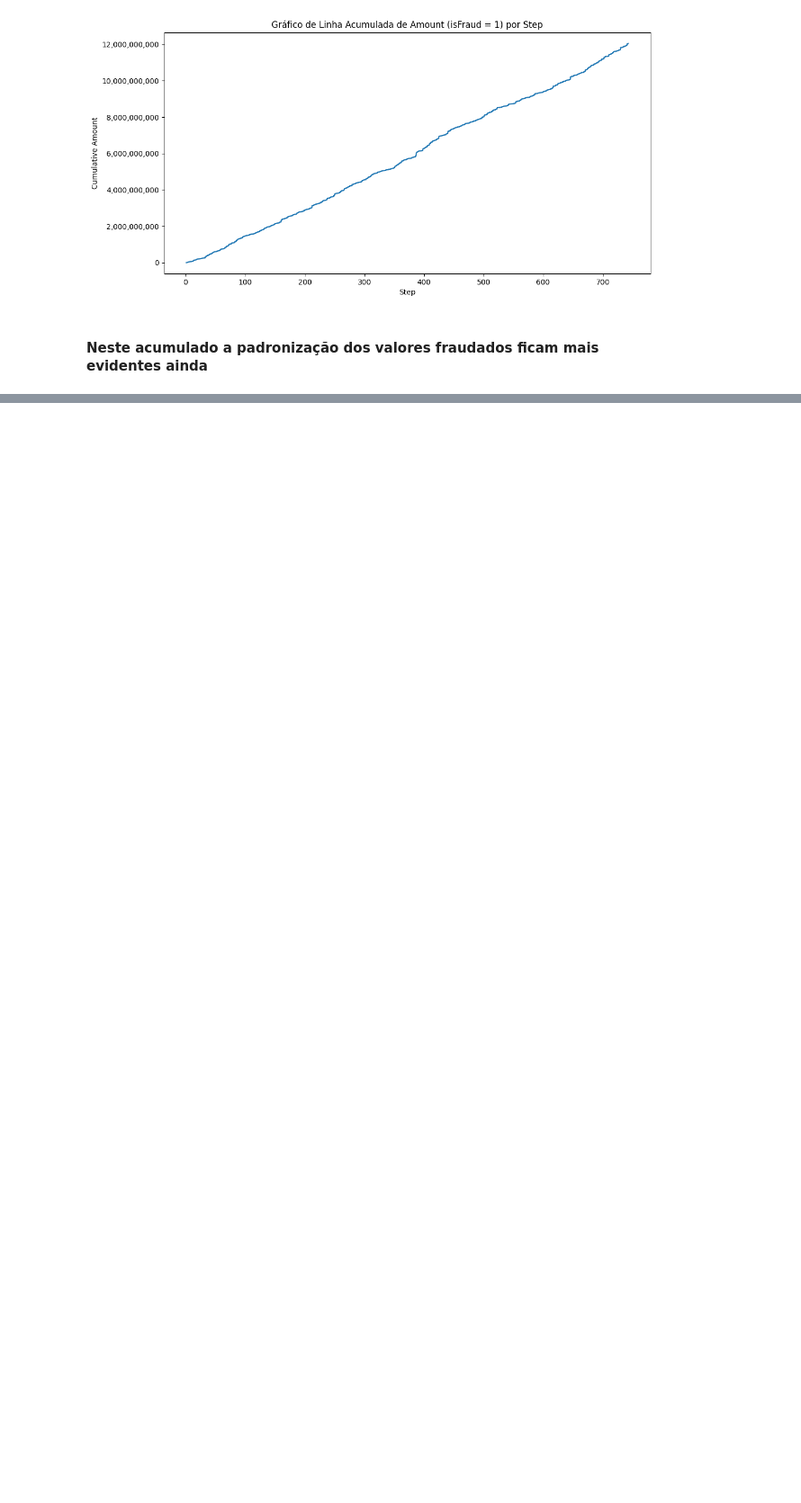
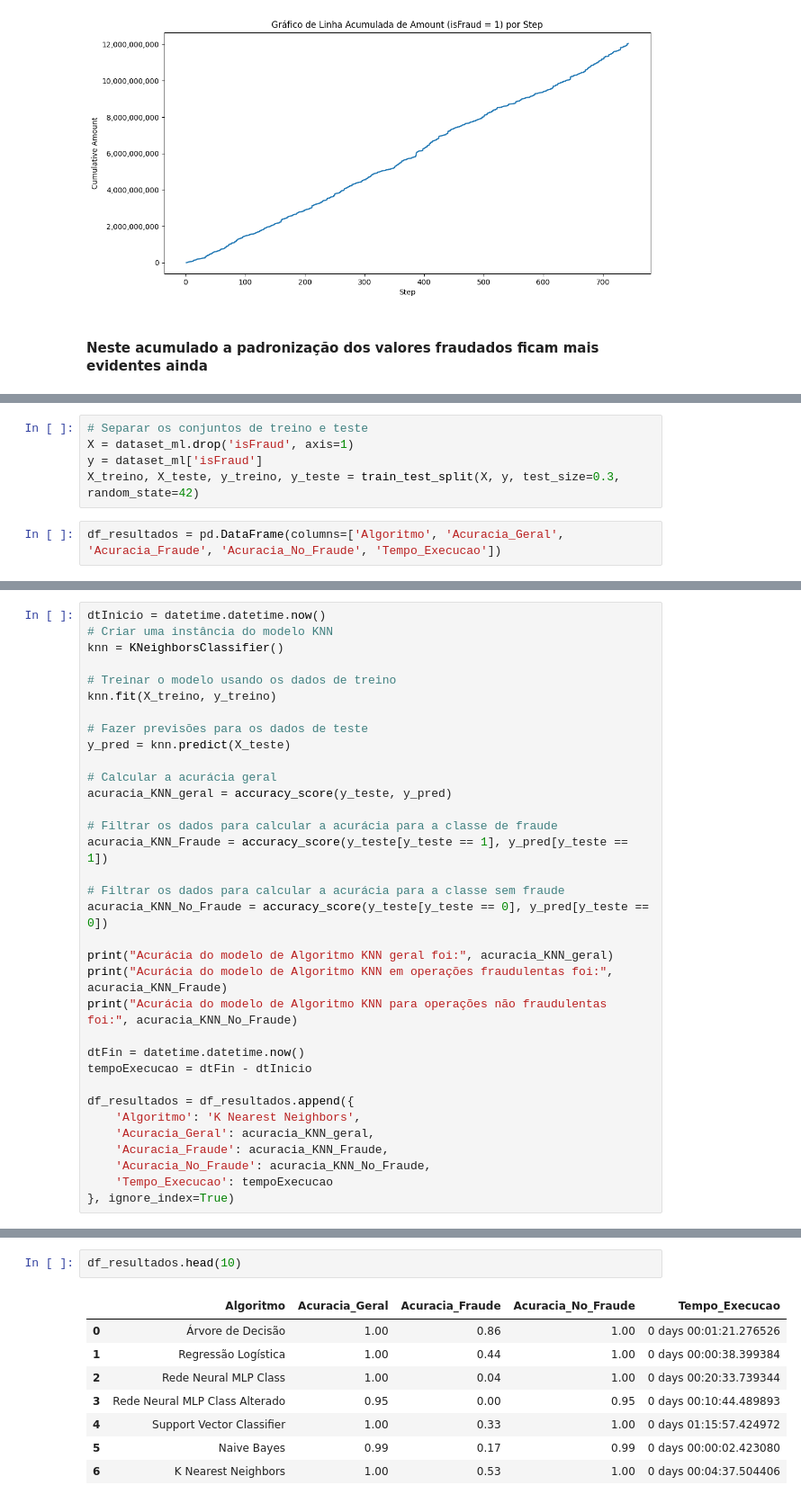
Before and after one commit to jorgelpiva/A3_IAvsBigData, a Jupyter notebook: analise_exploratoria.ipynb, the cells around one changed output, grey strips where cells are left out. Shown at 90% size. Drawn from its saved outputs; the diff is of its cells as text; blank space fills up the shorter version.

```diff
--- a/analise_exploratoria.ipynb
+++ b/analise_exploratoria.ipynb
@@ -803,0 +873,7 @@ plt.show()
+# %%
+# Separar os conjuntos de treino e teste
+X = dataset_ml.drop('isFraud', axis=1)
+y = dataset_ml['isFraud']
+X_treino, X_teste, y_treino, y_teste = train_test_split(X, y, test_size=0.3, random_state=42)
+# %%
+df_resultados = pd.DataFrame(columns=['Algoritmo', 'Acuracia_Geral', 'Acuracia_Fraude', 'Acuracia_No_Fraude', 'Tempo_Execucao'])
@@ -803,0 +1110,34 @@ plt.show()
+# %%
+dtInicio = datetime.datetime.now()
+# Criar uma instância do modelo KNN
+knn = KNeighborsClassifier()
+
+# Treinar o modelo usando os dados de treino
+knn.fit(X_treino, y_treino)
+
+# Fazer previsões para os dados de teste
+y_pred = knn.predict(X_teste)
+
+# Calcular a acurácia geral
+acuracia_KNN_geral = accuracy_score(y_teste, y_pred)
+
+# Filtrar os dados para calcular a acurácia para a classe de fraude
+acuracia_KNN_Fraude = accuracy_score(y_teste[y_teste == 1], y_pred[y_teste == 1])
+
+# Filtrar os dados para calcular a acurácia para a classe sem fraude
+acuracia_KNN_No_Fraude = accuracy_score(y_teste[y_teste == 0], y_pred[y_teste == 0])
+
+print("Acurácia do modelo de Algoritmo KNN geral foi:", acuracia_KNN_geral)
+print("Acurácia do modelo de Algoritmo KNN em operações fraudulentas foi:", acuracia_KNN_Fraude)
+print("Acurácia do modelo de Algoritmo KNN para operações não fraudulentas foi:", acuracia_KNN_No_Fraude)
+
+dtFin = datetime.datetime.now()
+tempoExecucao = dtFin - dtInicio
+
+df_resultados = df_resultados.append({
+    'Algoritmo': 'K Nearest Neighbors',
+    'Acuracia_Geral': acuracia_KNN_geral,
+    'Acuracia_Fraude': acuracia_KNN_Fraude,
+    'Acuracia_No_Fraude': acuracia_KNN_No_Fraude,
+    'Tempo_Execucao': tempoExecucao
+}, ignore_index=True)
@@ -803,0 +1148,11 @@ plt.show()
+# %%
+df_resultados.head(10)
+# %% [output]
+|  | Algoritmo | Acuracia_Geral | Acuracia_Fraude | Acuracia_No_Fraude | Tempo_Execucao |
+| 0 | Árvore de Decisão | 1.00 | 0.86 | 1.00 | 0 days 00:01:21.276526 |
+| 1 | Regressão Logística | 1.00 | 0.44 | 1.00 | 0 days 00:00:38.399384 |
+| 2 | Rede Neural MLP Class | 1.00 | 0.04 | 1.00 | 0 days 00:20:33.739344 |
+| 3 | Rede Neural MLP Class Alterado | 0.95 | 0.00 | 0.95 | 0 days 00:10:44.489893 |
+| 4 | Support Vector Classifier | 1.00 | 0.33 | 1.00 | 0 days 01:15:57.424972 |
+| 5 | Naive Bayes | 0.99 | 0.17 | 0.99 | 0 days 00:00:02.423080 |
+| 6 | K Nearest Neighbors | 1.00 | 0.53 | 1.00 | 0 days 00:04:37.504406 |
```
Also changed, not shown: parts of 21 cells of this notebook, 1 other file.
